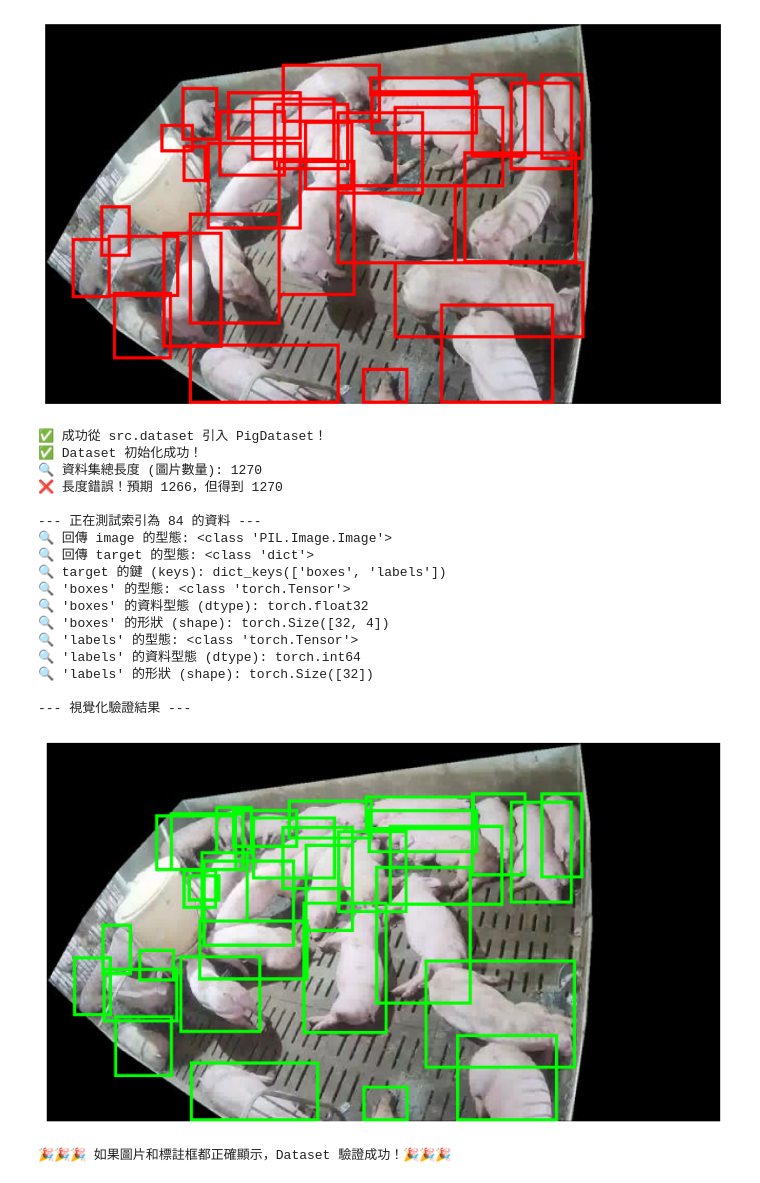
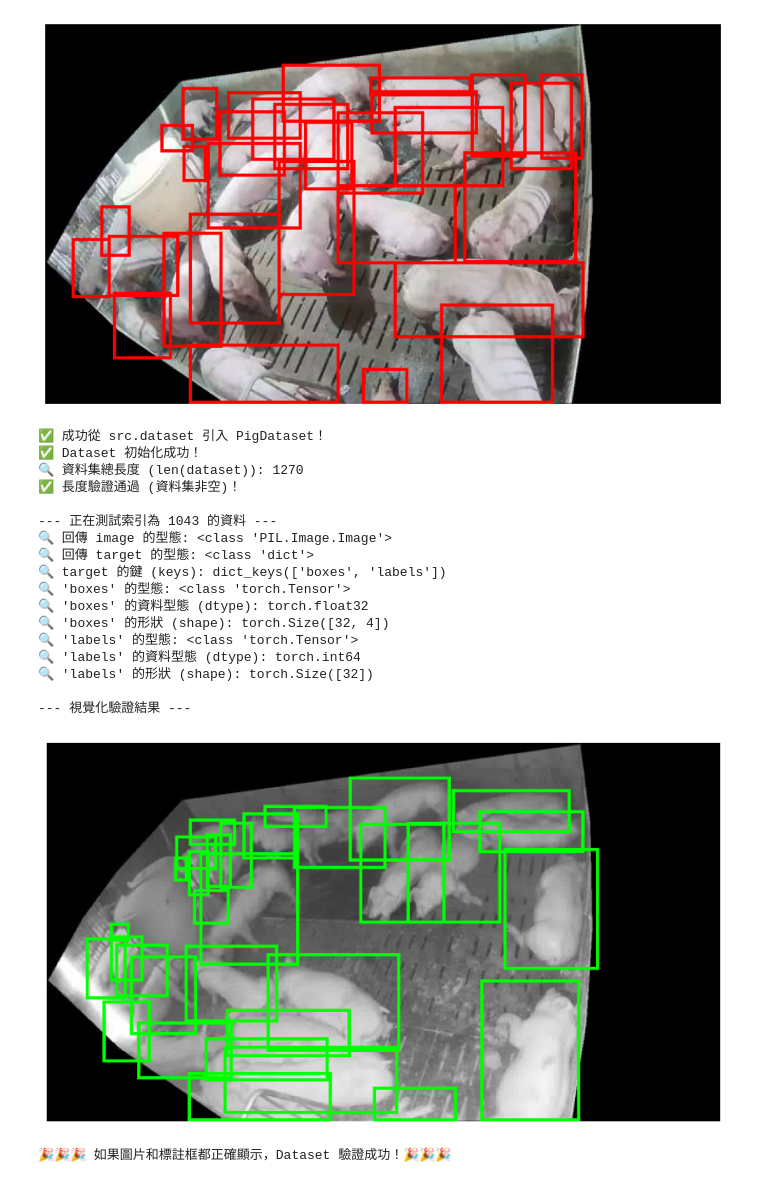
Before and after one commit to Candibulldog/Swine-Detection, a Jupyter notebook: notebooks/main.ipynb, the cells around one changed output. Saved outputs shown, nothing was run; the diff lists cells and outputs as text; code cells hidden in the pictures.

```diff
--- a/notebooks/main.ipynb
+++ b/notebooks/main.ipynb
@@ -238,11 +237,12 @@ dataset = PigDataset(root_dir=root_dir)
 print(f"✅ Dataset 初始化成功！")
 
 # --- 3. 驗證長度 __len__ ---
-print(f"🔍 資料集總長度 (圖片數量): {len(dataset)}")
-if len(dataset) == 1266:
-    print("✅ 長度正確！(1266)")
+dataset_length = len(dataset)
+print(f"🔍 資料集總長度 (len(dataset)): {dataset_length}")
+if dataset_length > 0:
+    print("✅ 長度驗證通過 (資料集非空)！")
 else:
-    print(f"❌ 長度錯誤！預期 1266，但得到 {len(dataset)}")
+    print("❌ 長度錯誤！資料集為空，請檢查資料路徑或 __init__ 邏輯。")
 
 # --- 4. 驗證單筆資料 __getitem__ ---
 #    隨機選擇一個索引來測試
@@ -274,37 +274,37 @@ boxes = target['boxes'] # 取得 Tensor 格式的 boxes
 for box in boxes:
     # Tensor 裡的座標是 [xmin, ymin, xmax, ymax]
     draw.rectangle(
         [(box[0], box[1]), (box[2], box[3])],
         outline="lime", # 用不同的顏色 (萊姆綠) 來區分
         width=3
     )
 
 print("\n--- 視覺化驗證結果 ---")
 plt.figure(figsize=(10, 10))
 plt.imshow(image)
 plt.axis('off')
 plt.show()
 
 print("\n\n🎉🎉🎉 如果圖片和標註框都正確顯示，Dataset 驗證成功！🎉🎉🎉")
 # %% [output]
 ✅ 成功從 src.dataset 引入 PigDataset！
 ✅ Dataset 初始化成功！
-🔍 資料集總長度 (圖片數量): 1270
-❌ 長度錯誤！預期 1266，但得到 1270
+🔍 資料集總長度 (len(dataset)): 1270
+✅ 長度驗證通過 (資料集非空)！
 
---- 正在測試索引為 84 的資料 ---
+--- 正在測試索引為 1043 的資料 ---
 🔍 回傳 image 的型態: <class 'PIL.Image.Image'>
 🔍 回傳 target 的型態: <class 'dict'>
 🔍 target 的鍵 (keys): dict_keys(['boxes', 'labels'])
 🔍 'boxes' 的型態: <class 'torch.Tensor'>
 🔍 'boxes' 的資料型態 (dtype): torch.float32
 🔍 'boxes' 的形狀 (shape): torch.Size([32, 4])
 🔍 'labels' 的型態: <class 'torch.Tensor'>
 🔍 'labels' 的資料型態 (dtype): torch.int64
 🔍 'labels' 的形狀 (shape): torch.Size([32])
 
 --- 視覺化驗證結果 ---
-[figure, old version]
+[figure, new version]
 🎉🎉🎉 如果圖片和標註框都正確顯示，Dataset 驗證成功！🎉🎉🎉
 # %%
 # ===================================================================
```
Also changed, not shown: parts of 3 cells of this notebook, 1 other file.
